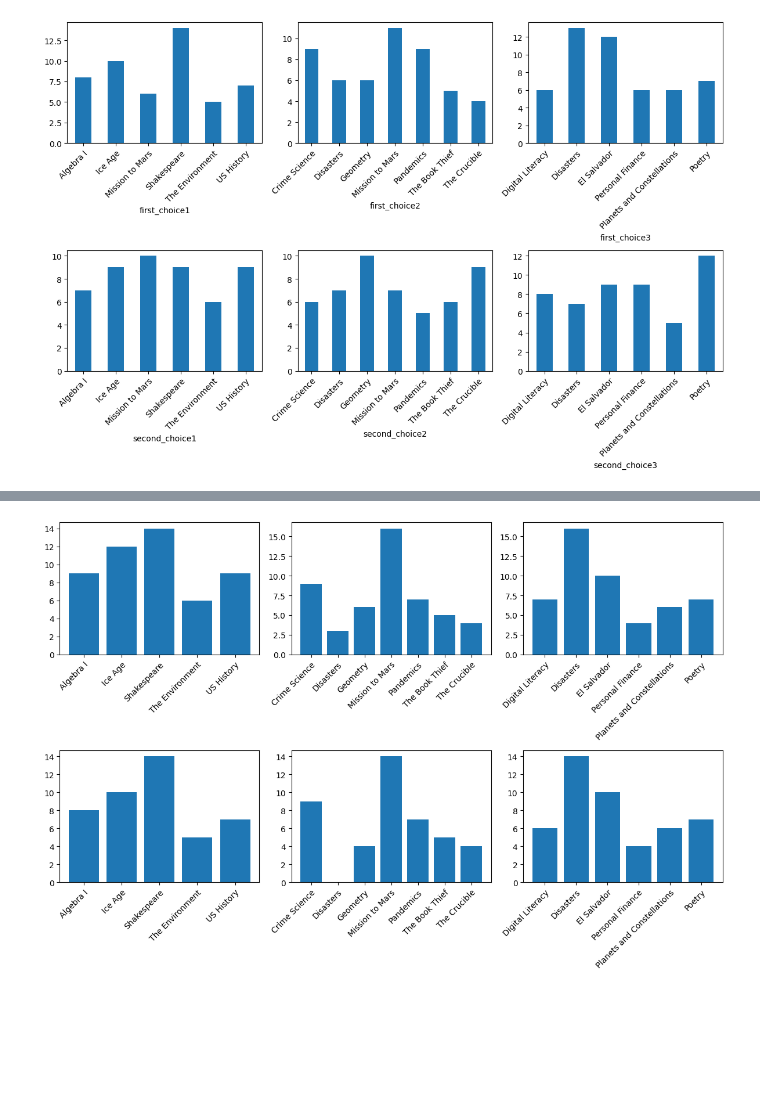
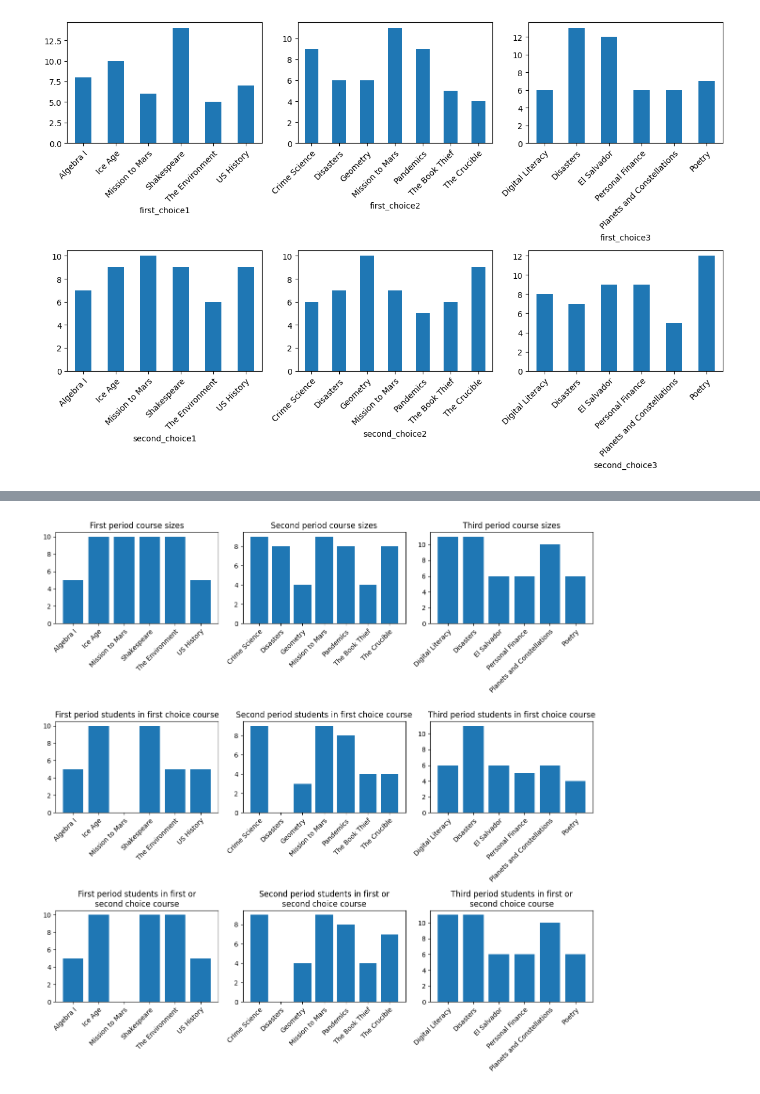
Before and after one commit to havijw/nwfc-computer-computer, a Jupyter notebook: python/model_testing.ipynb, the cells around one changed output, grey strips where cells are left out. Drawn from its saved outputs; the diff is of its cells as text; code cells hidden in the pictures; blank space fills up the shorter version.

Commit message:
Fix even distribution of student in solver

```diff
--- a/python/model_testing.ipynb
+++ b/python/model_testing.ipynb
@@ -77,27 +77,72 @@ Solving MIP model with:
 # %%
-fig, [(ax1, ax2, ax3), (ax4, ax5, ax6)] = plt.subplots(2, 3, figsize=(12, 8), layout="tight")
+fig, [(ax1, ax2, ax3), (ax4, ax5, ax6), (ax7, ax8, ax9)] = plt.subplots(
+    3, 3, figsize=(12, 12), layout="tight"
+)
 ax1.bar(
     [course.title for course, students in period1], [len(students) for course, students in period1]
 )
+ax1.set_title("First period course sizes")
 ax4.bar(
     [course.title for course, n_students in assigned_first_choice if course.period == 1],
     [n_students for course, n_students in assigned_first_choice if course.period == 1],
 )
+ax4.set_title("First period students in first choice course")
+ax7.bar(
+    [course.title for course, n_students in assigned_first_choice if course.period == 1],
+    [
+        n_students_first + n_students_second
+        for (course1, n_students_first), (course2, n_students_second) in zip(
+            assigned_first_choice, assigned_second_choice
+        )
+        if course1.period == 1
+    ],
+)
+ax7.set_title("First period students in first or\nsecond choice course")
+
 ax2.bar(
     [course.title for course, students in period2], [len(students) for course, students in period2]
 )
+ax2.set_title("Second period course sizes")
 ax5.bar(
     [course.title for course, n_students in assigned_first_choice if course.period == 2],
     [n_students for course, n_students in assigned_first_choice if course.period == 2],
 )
+ax5.set_title("Second period students in first choice course")
+ax8.bar(
+    [course.title for course, n_students in assigned_first_choice if course.period == 2],
+    [
+        n_students_first + n_students_second
+        for (course1, n_students_first), (course2, n_students_second) in zip(
+            assigned_first_choice, assigned_second_choice
+        )
+        if course1.period == 2
+    ],
+)
+ax8.set_title("Second period students in first or\nsecond choice course")
+
+
 ax3.bar(
     [course.title for course, students in period3], [len(students) for course, students in period3]
 )
+ax3.set_title("Third period course sizes")
 ax6.bar(
     [course.title for course, n_students in assigned_first_choice if course.period == 3],
     [n_students for course, n_students in assigned_first_choice if course.period == 3],
 )
-for ax in [ax1, ax2, ax3, ax4, ax5, ax6]:
+ax9.bar(
+    [course.title for course, n_students in assigned_first_choice if course.period == 3],
+    [
+        n_students_first + n_students_second
+        for (course1, n_students_first), (course2, n_students_second) in zip(
+            assigned_first_choice, assigned_second_choice
+        )
+        if course1.period == 3
+    ],
+)
+ax9.set_title("Third period students in first or\nsecond choice course")
+
+ax6.set_title("Third period students in first choice course")
+for ax in [ax1, ax2, ax3, ax4, ax5, ax6, ax7, ax8, ax9]:
     ax.set_xticklabels(ax.get_xticklabels(), rotation=45, ha="right", rotation_mode="anchor")
 # %% [output]
-[figure, old version]
+[figure, new version]
```
Also changed, not shown: parts of 1 cell of this notebook, 1 other file.
